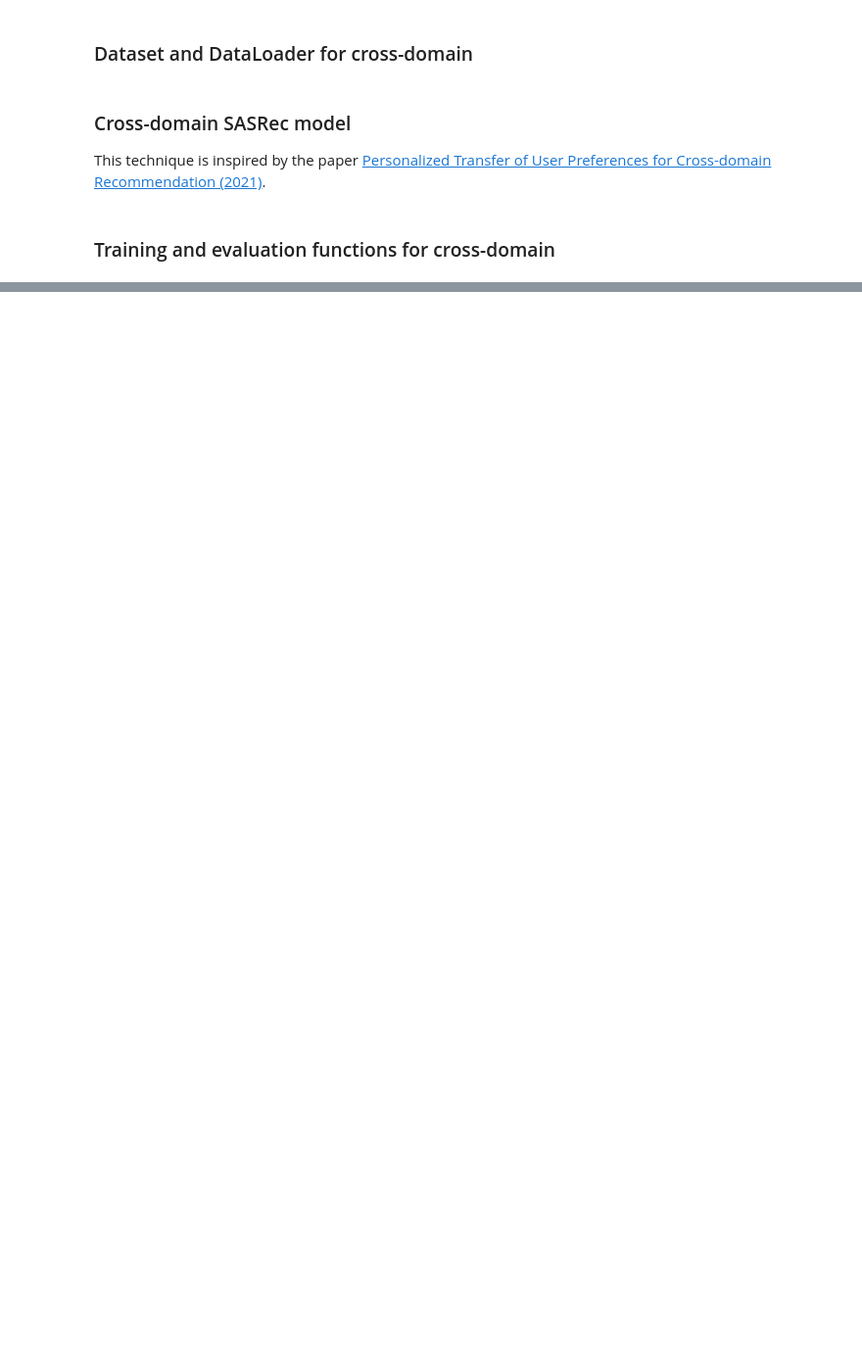
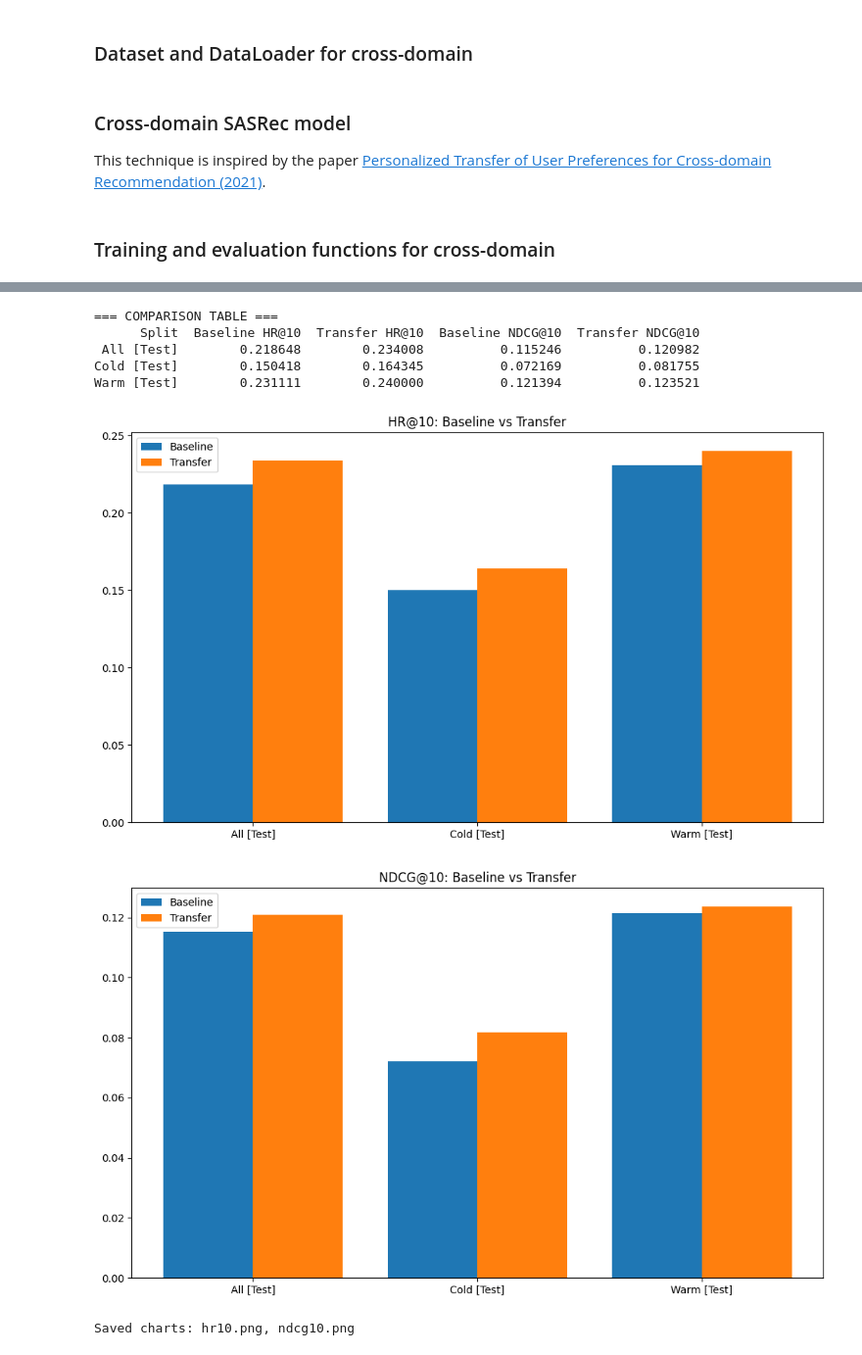
Before and after one commit to almosenja/Recommender-System, a Jupyter notebook: sasrec_experiment.ipynb, the cells around one changed output, grey strips where cells are left out. Shown at 98% size. Cells and saved outputs as stored; diff of their text form; code cells hidden in the pictures; blank space fills up the shorter version.

```diff
--- a/sasrec_experiment.ipynb
+++ b/sasrec_experiment.ipynb
@@ -951,0 +1089,55 @@ AttributeError: 'str' object has no attribute '_apply'
+# %%
+import math
+# Compute metrics on all / cold / warm for val and test sets
+def eval_all():
+    suites = {
+        "All [Test]": (test_loader_all,),
+        "Cold [Test]": (test_loader_cold,),
+        "Warm [Test]": (test_loader_warm,),
+    }
+    rows = []
+    for name, (loader,) in suites.items():
+        mb = evaluate_sasrec(sasrec_tgt_baseline, loader, nn.BCEWithLogitsLoss(), device=DEVICE, k=10)
+        mx = evaluate_transfer(transfer_model, loader, nn.BCEWithLogitsLoss(), device=DEVICE, k=10)
+        rows.append({
+            "Split": name,
+            "Baseline HR@10": mb["HR@K"], "Transfer HR@10": mx["HR@K"],
+            "Baseline NDCG@10": mb["NDCG@K"], "Transfer NDCG@10": mx["NDCG@K"],
+            # "Baseline P@10": mb["Precision@K"], "Transfer P@10": mx["Precision@K"],
+            # "Baseline MRR": mb.get("MRR", math.nan), "Transfer MRR": mx.get("MRR", math.nan)
+        })
+    return pd.DataFrame(rows)
+
+results_df = eval_all()
+print("\n=== COMPARISON TABLE ===")
+print(results_df.to_string(index=False))
+# %% [output]
+=== COMPARISON TABLE ===
+      Split  Baseline HR@10  Transfer HR@10  Baseline NDCG@10  Transfer NDCG@10
+ All [Test]        0.218648        0.234008          0.115246          0.120982
+Cold [Test]        0.150418        0.164345          0.072169          0.081755
+Warm [Test]        0.231111        0.240000          0.121394          0.123521
+# %%
+# Bar plots
+def barplot_metric(df, metric_col_baseline, metric_col_transfer, title, outfile):
+    labels = df["Split"].tolist()
+    baseline = df[metric_col_baseline].tolist()
+    transfer = df[metric_col_transfer].tolist()
+    xs = range(len(labels))
+    plt.figure(figsize=(10,6))
+    plt.bar(xs, baseline, width=0.4, label="Baseline")
+    plt.bar([i+0.4 for i in xs], transfer, width=0.4, label="Transfer")
+    plt.xticks([i+0.2 for i in xs], labels)
+    plt.title(title)
+    plt.legend()
+    plt.tight_layout()
+    plt.savefig(outfile, dpi=160)
+    plt.show()
+
+barplot_metric(results_df, "Baseline HR@10", "Transfer HR@10", "HR@10: Baseline vs Transfer", "hr10.png")
+barplot_metric(results_df, "Baseline NDCG@10", "Transfer NDCG@10", "NDCG@10: Baseline vs Transfer", "ndcg10.png")
+print("Saved charts: hr10.png, ndcg10.png")
+# %% [output]
+[figure, added]
+[figure, added]
+Saved charts: hr10.png, ndcg10.png
```
Also changed, not shown: parts of 31 cells of this notebook, 1 other file.
